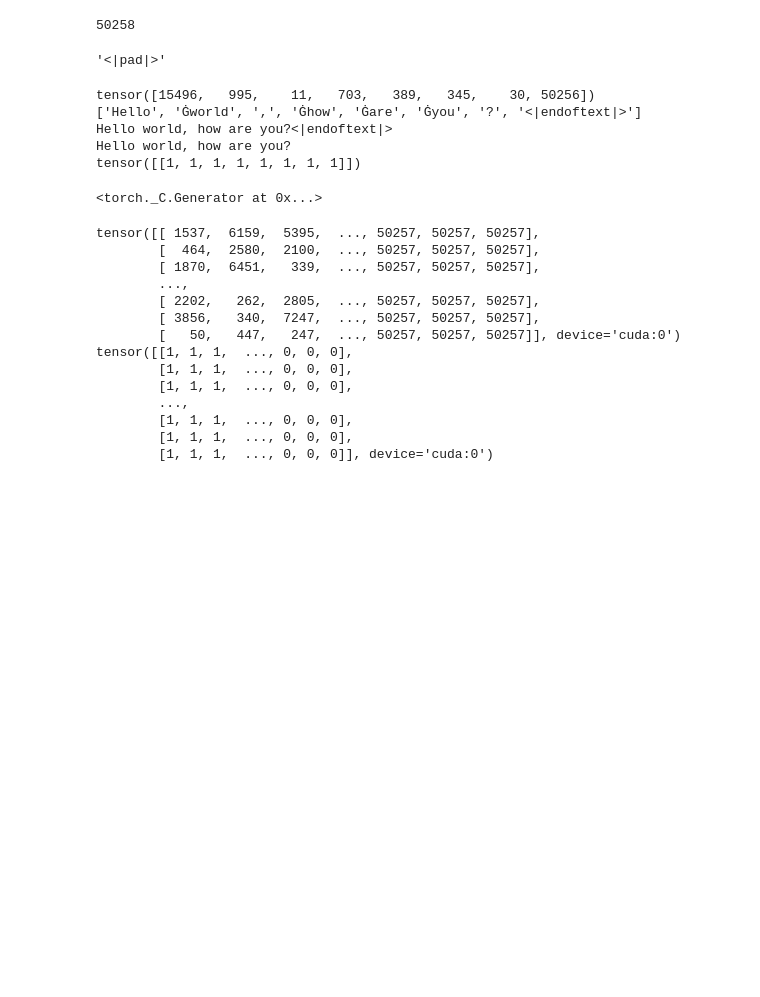
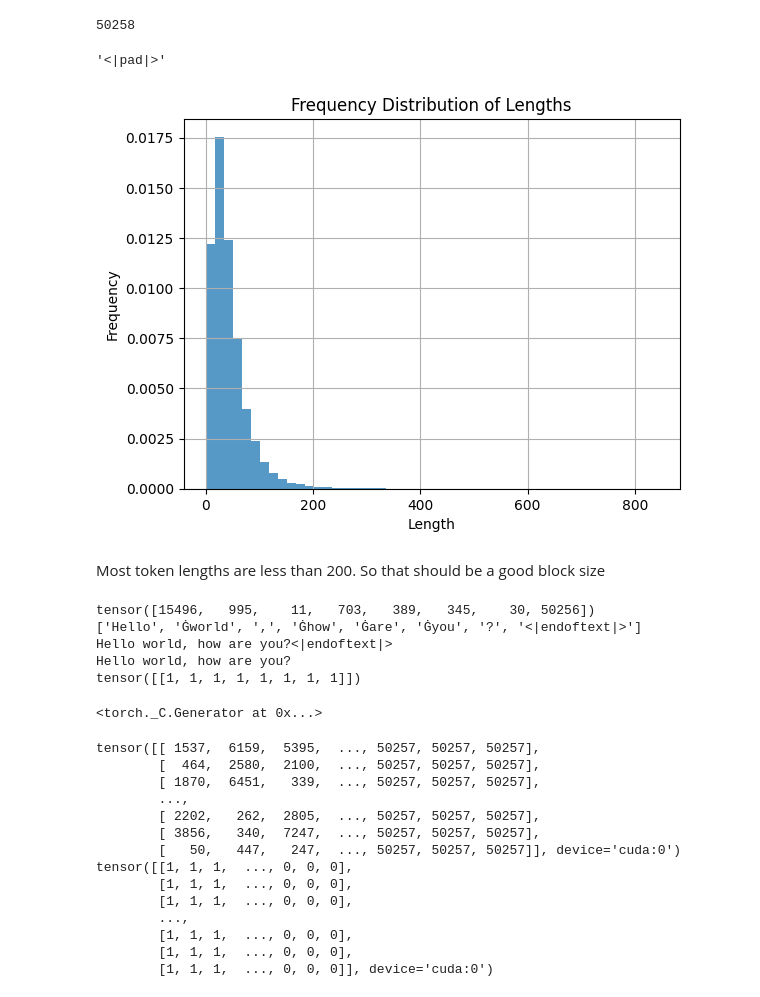
Before and after one commit to captaindeadpool53/Encoder-Decoder-Transformer-from-scratch, a Jupyter notebook: Encoder_Decoder_Transformer.ipynb, the cells around one changed output. Cells and saved outputs as stored; diff of their text form; code cells hidden in the pictures; blank space fills up the shorter version.

```diff
--- a/Encoder_Decoder_Transformer.ipynb
+++ b/Encoder_Decoder_Transformer.ipynb
@@ -54,6 +78,23 @@ len(tokenizer) #vocab length
 tokenizer.pad_token
 # %% [output]
 '<|pad|>'
+# %%
+lengths = [len(tokenizer(example['translation']['fr']).input_ids) for example in books["train"]]
+# %%
+# prompt: generate a frequency distribution curve for lengths
+
+import matplotlib.pyplot as plt
+
+plt.hist(lengths, bins=50, density=True, alpha=0.75)
+plt.xlabel('Length')
+plt.ylabel('Frequency')
+plt.title('Frequency Distribution of Lengths')
+plt.grid(True)
+plt.show()
+# %% [output]
+[figure, added]
+# %% [markdown]
+Most token lengths are less than 200. So that should be a good block size
 # %%
 # Constants and hyperparameters
 
```
Also changed, not shown: parts of 6 cells of this notebook.
